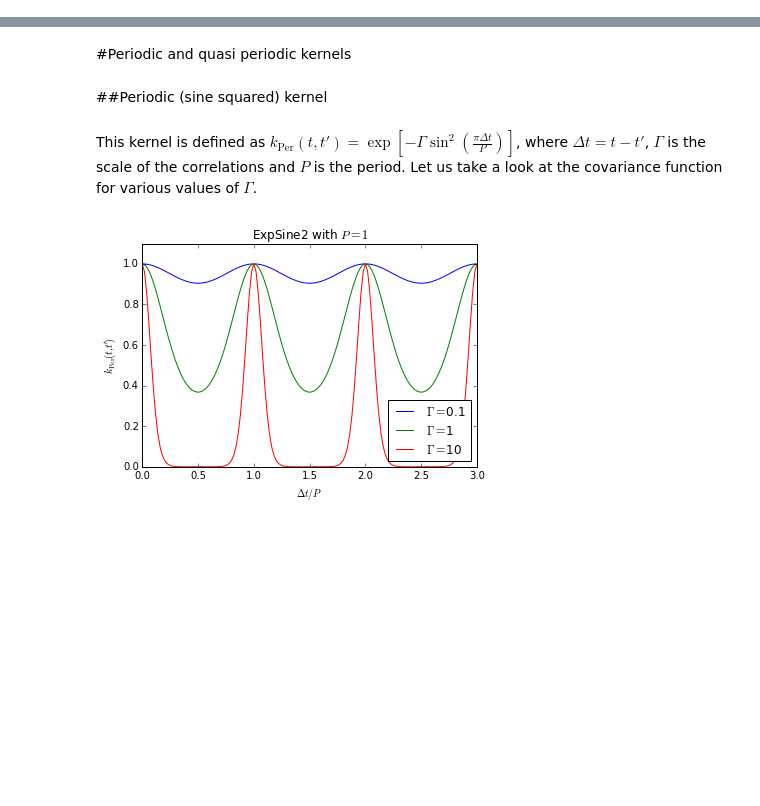
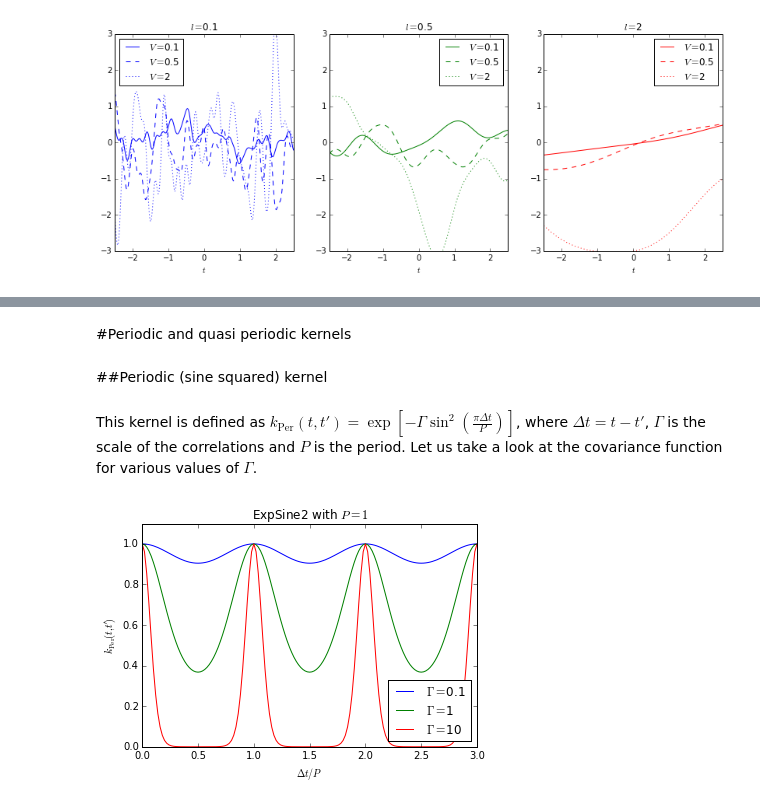
Before and after one commit to afcarl/PleiadesStars, a Jupyter notebook: QPGP_notes.ipynb, the cells around one changed output, grey strips where cells are left out. Saved outputs shown, nothing was run; the diff lists cells and outputs as text; code cells hidden in the pictures; blank space fills up the shorter version.

```diff
--- a/QPGP_notes.ipynb
+++ b/QPGP_notes.ipynb
@@ -4,0 +56,20 @@ import pylab as pl
+# %%
+t = r - 2.5
+pl.figure(figsize=(14,5))
+for i in range(len(l)):
+    if i == 0:
+        ax1 = pl.subplot(131)
+    else:
+        axc = pl.subplot(1,3,i+1, sharex = ax1, sharey = ax1)
+    for j in range(len(V)):
+        gp = GP(V[j] * kernels.ExpSquaredKernel(l[i]**2))
+        gp.compute(t,yerr=1e-3)
+        sam = gp.sample(t).flatten()
+        pl.plot(t,sam,c=cols[i],ls=lss[j], label = r"$V=$%s" % repr(V[j]))
+    pl.title(r"$l=$%s" % repr(l[i]))
+    pl.legend(loc=0)
+    pl.xlabel(r"$t$")
+pl.xlim(-2.5,2.5)
+pl.ylim(-3,3);
+# %% [output]
+[figure, added]
```
Also changed, not shown: parts of 31 cells of this notebook.
